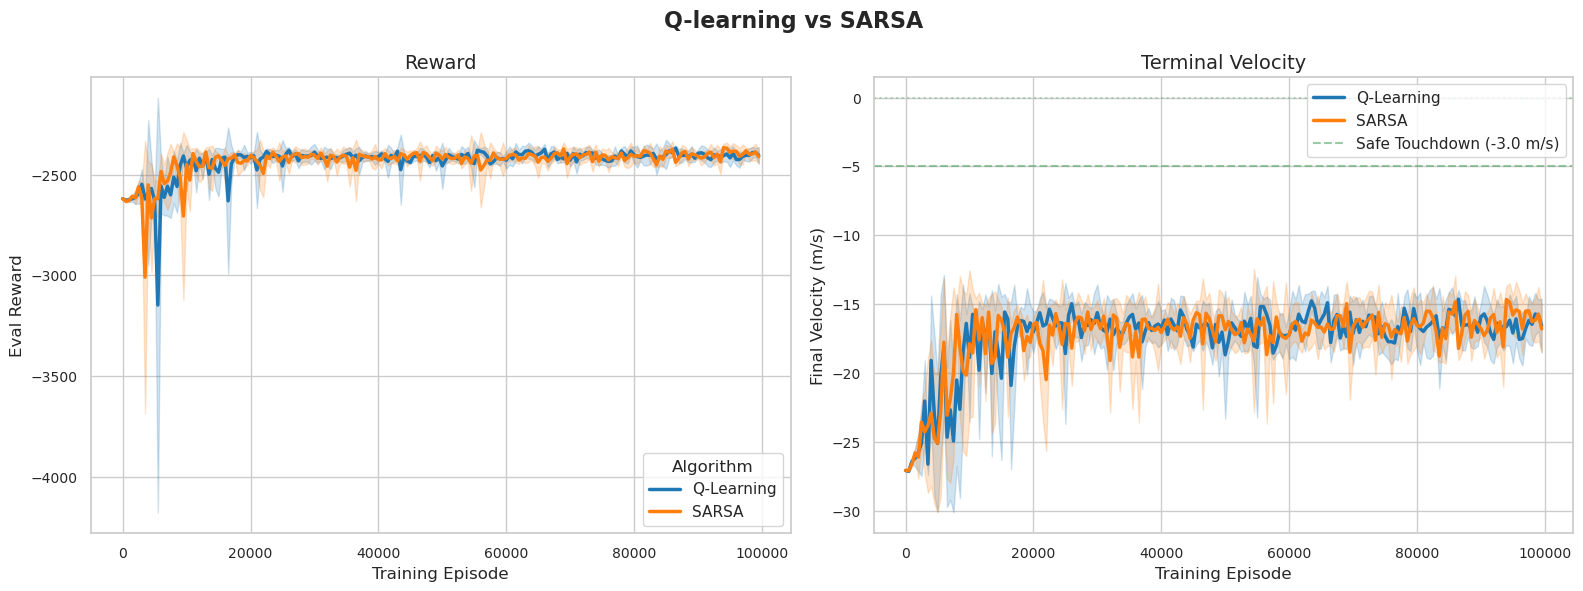
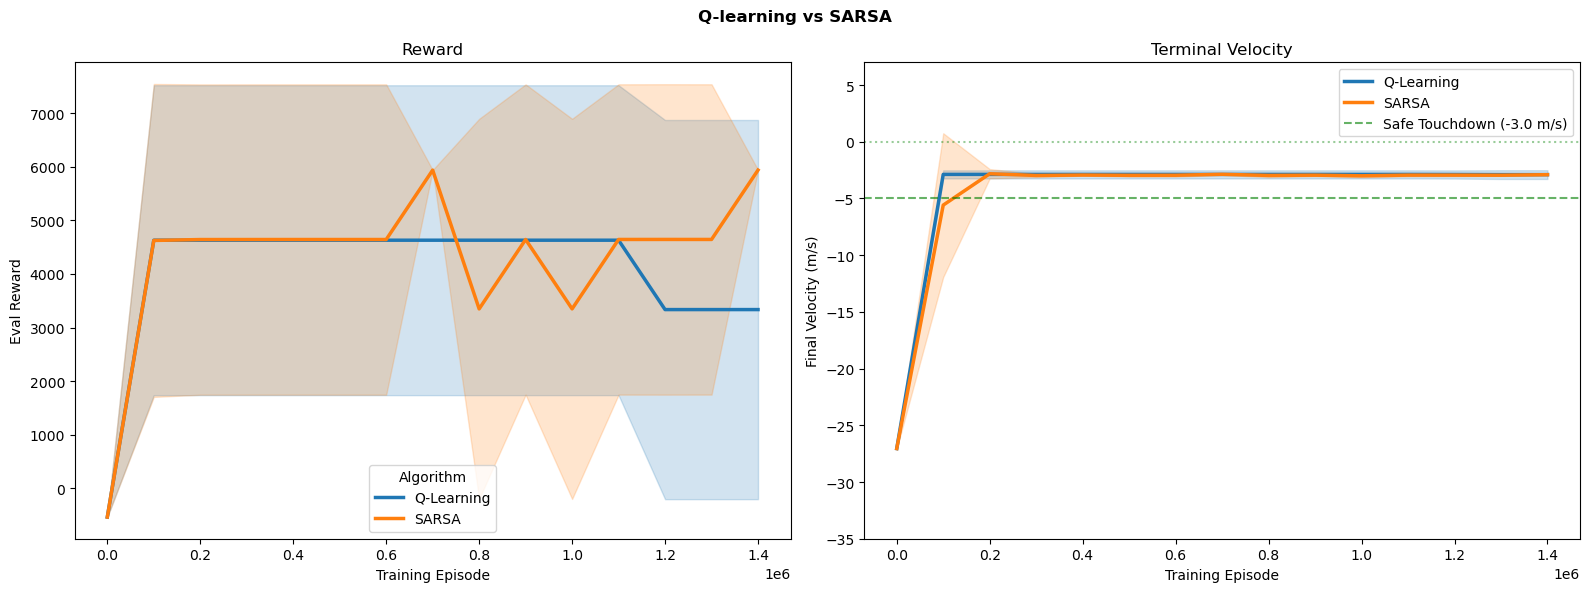
The change to this notebook cell's code, shown as a diff; its figure went from the first image to the second:
--- before
+++ after
@@ -3,15 +3,4 @@
 import seaborn as sns
 
-sns.set_theme(style="whitegrid")
-plt.rcParams.update({
-    'font.size': 11,
-    'axes.labelsize': 12,
-    'axes.titlesize': 14,
-    'xtick.labelsize': 10,
-    'ytick.labelsize': 10,
-    'figure.titlesize': 16
-})
-
-# Load the multi-seed files
 q_data = pd.read_csv("../q_learning_curves.csv")
 sarsa_data = pd.read_csv("../sarsa_learning_curves.csv")
@@ -31,5 +20,5 @@
     linewidth=2.5,
     ax=ax1,
-    palette=['#1f77b4', '#ff7f0e']
+    markers=True
 )
 ax1.set_title("Reward")
@@ -45,5 +34,5 @@
     linewidth=2.5,
     ax=ax2,
-    palette=['#1f77b4', '#ff7f0e']
+    markers=True
 )
 ax2.axhline(y=-5.0, color='g', linestyle='--', alpha=0.6, label='Safe Touchdown (-3.0 m/s)')
@@ -52,4 +41,5 @@
 ax2.set_xlabel("Training Episode")
 ax2.set_ylabel("Final Velocity (m/s)")
+ax2.set_ylim(-35, 7)
 ax2.legend(loc="upper right")
 

Commit: pain